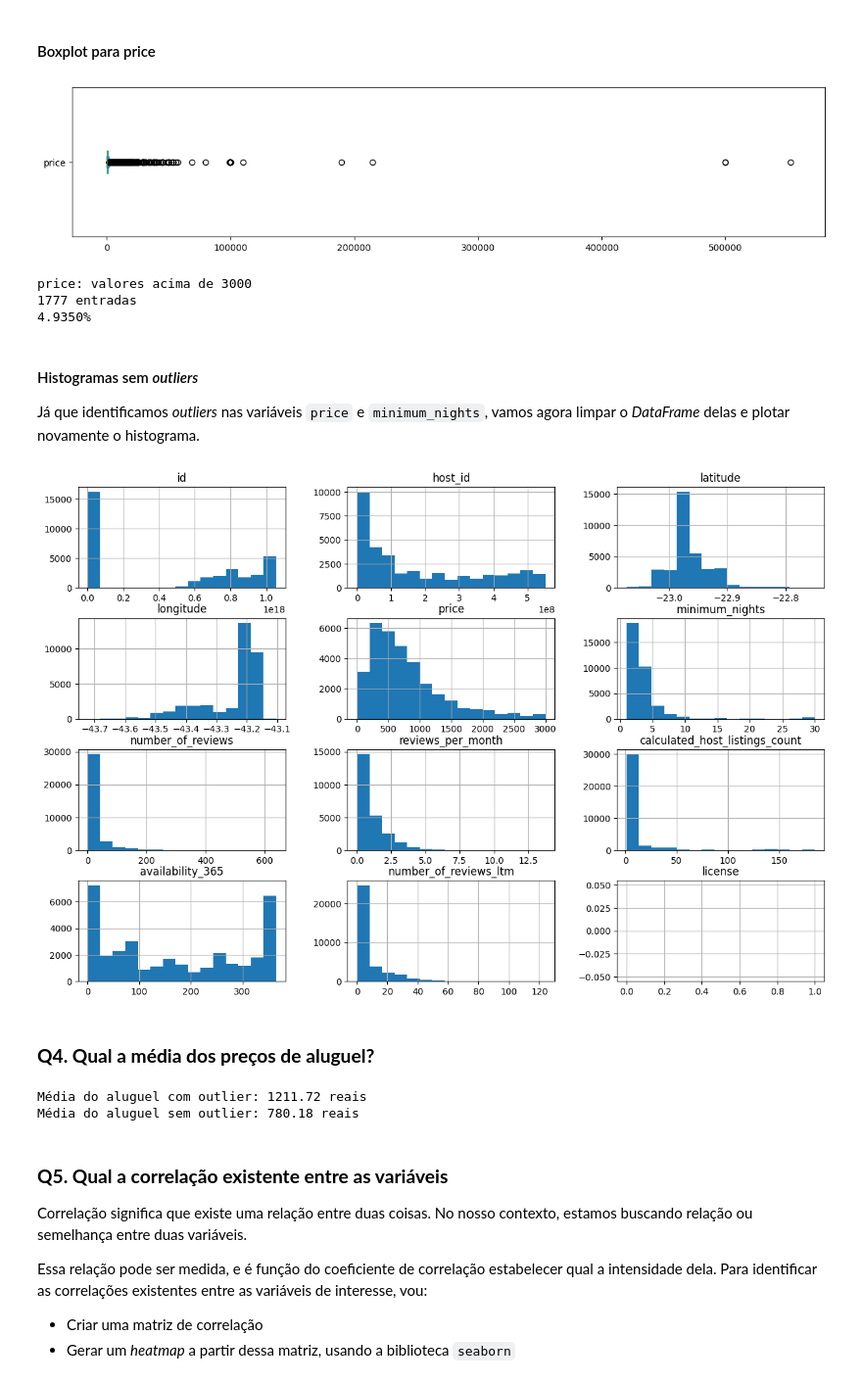
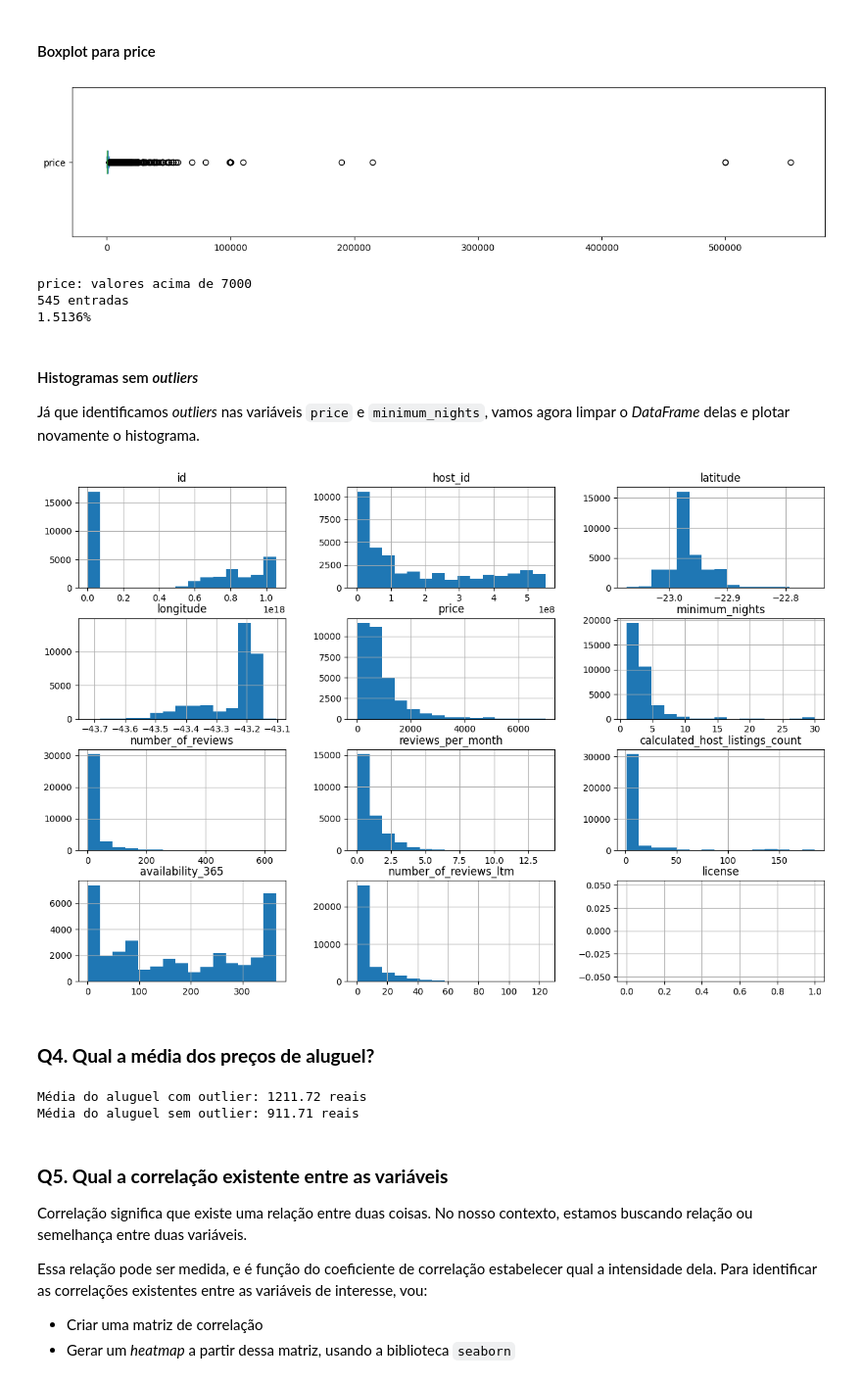
Before and after one commit to Thaizalu/Data_Science, a Jupyter notebook: [Rio_de_Janeiro]_Analisando_os_Dados_do_Airbnb.ipynb, the cells around one changed output. Shown at 98% size. Saved outputs shown, nothing was run; the diff lists cells and outputs as text; code cells hidden in the pictures.

```diff
--- a/[Rio_de_Janeiro]_Analisando_os_Dados_do_Airbnb.ipynb
+++ b/[Rio_de_Janeiro]_Analisando_os_Dados_do_Airbnb.ipynb
@@ -209,17 +211,17 @@ minimum_nights: valores acima de 30:
 df.price.plot(kind='box', vert=False, figsize=(15, 3),)
 plt.show()
 
-# ver quantidade de valores acima de 3000 para price
-print("\nprice: valores acima de 3000")
-print("{} entradas".format(len(df[df.price > 3000])))
-print("{:.4f}%".format((len(df[df.price > 3000]) / df.shape[0])*100))
+# ver quantidade de valores acima de 7000 para price
+print("\nprice: valores acima de 7000")
+print("{} entradas".format(len(df[df.price > 7000])))
+print("{:.4f}%".format((len(df[df.price > 7000]) / df.shape[0])*100))
 
 # df.price.plot(kind='box', vert=False, xlim=(0,1300), figsize=(15,3));
 # %% [output]
 [figure]
-price: valores acima de 3000
-1777 entradas
-4.9350%
+price: valores acima de 7000
+545 entradas
+1.5136%
 # %% [markdown]
 #### Histogramas sem *outliers*
 
@@ -227,16 +229,16 @@ Já que identificamos *outliers* nas variáveis `price` e `minimum_nights`, vamo
 # %%
 # remover os *outliers* em um novo DataFrame
 df_clean = df.copy()
-df_clean.drop(df_clean[df_clean.price > 3000].index, axis=0, inplace=True)
+df_clean.drop(df_clean[df_clean.price > 7000].index, axis=0, inplace=True)
 df_clean.drop(df_clean[df_clean.minimum_nights > 30].index, axis=0, inplace=True)
 
 # remover `neighbourhood_group`, pois está vazio
 df_clean.drop('neighbourhood_group', axis=1, inplace=True)
 
 # plotar o histograma para as variáveis numéricas
 df_clean.hist(bins=15, figsize=(15,10));
 # %% [output]
-[figure, old version]
+[figure, new version]
 # %% [markdown]
 ### **Q4. Qual a média dos preços de aluguel?**
 # %%
@@ -245,7 +247,7 @@ print('Média do aluguel com outlier: {} reais'.format(df.price.mean().round(2))
 print('Média do aluguel sem outlier: {} reais'.format(df_clean.price.mean().round(2)))
 # %% [output]
 Média do aluguel com outlier: 1211.72 reais
-Média do aluguel sem outlier: 780.18 reais
+Média do aluguel sem outlier: 911.71 reais
 # %% [markdown]
 ### **Q5. Qual a correlação existente entre as variáveis**
 
```
Also changed, not shown: parts of 12 cells of this notebook.
